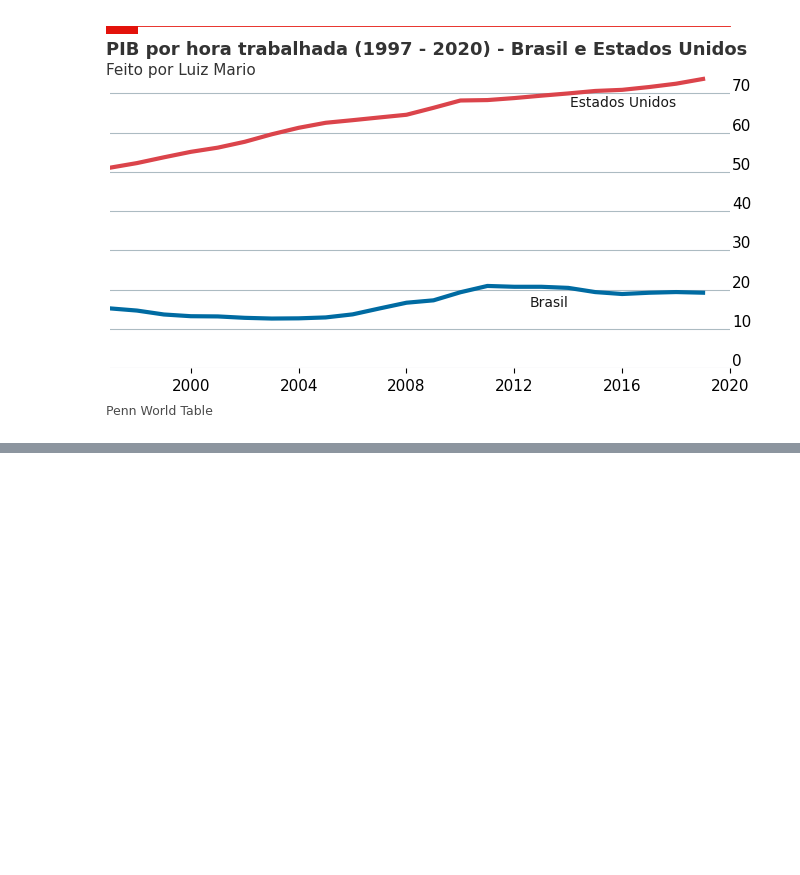
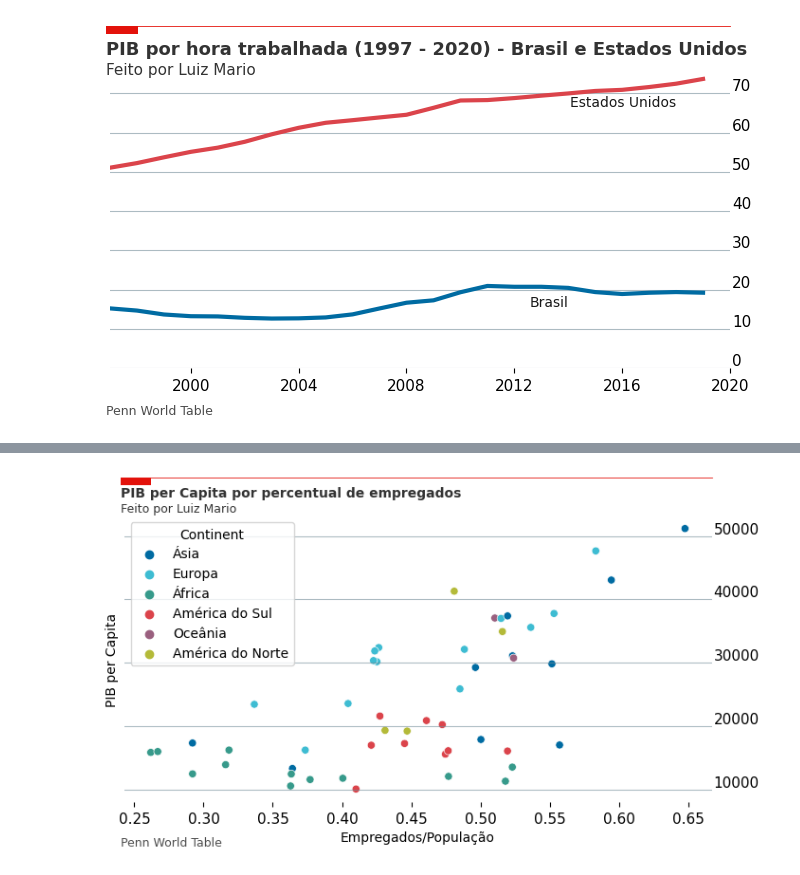
Before and after one commit to luizmarioags/Teoria-do-Desenvolvimento-Economico-, a Jupyter notebook: Gráficos_The_Economist.ipynb, the cells around one changed output, grey strips where cells are left out. Drawn from its saved outputs; the diff is of its cells as text; code cells hidden in the pictures; blank space fills up the shorter version.

```diff
--- a/Gráficos_The_Economist.ipynb
+++ b/Gráficos_The_Economist.ipynb
@@ -341,0 +348,3 @@ plt.savefig('/content/Gráficos',    # Set path and filename
+# %%
+# Criando o data set
+data_set_Diversos_Países = pd.read_excel('PIB,População e Pessoas Empregadas - Diversos Países.xlsx')
@@ -341,0 +372,4 @@ plt.savefig('/content/Gráficos',    # Set path and filename
+# %%
+# Calculando o PIB per Capita de cada país
+data_set_Diversos_Países["PIB per Capita"] = data_set_Diversos_Países['RGDPO']/data_set_Diversos_Países['Population']
+data_set_Diversos_Países
@@ -341,0 +394,4 @@ plt.savefig('/content/Gráficos',    # Set path and filename
+# %%
+# Calculando a razão Empregados/População
+data_set_Diversos_Países["Empregados/População"] = data_set_Diversos_Países['EMP']/data_set_Diversos_Países['Population']
+data_set_Diversos_Países
@@ -341,0 +416,55 @@ plt.savefig('/content/Gráficos',    # Set path and filename
+# %%
+# Gráfico de Dispersão
+# Gerando o gráfico
+# Configurando o tamanho do gráfico
+fig, ax = plt.subplots(figsize=(8,4))
+# Criando o grid
+ax.grid(which="major", axis='y', color='#758D99', alpha=0.6, zorder=1)
+# Definindo uma paleta de cores
+colors = ["#006BA2","#3EBCD2","#379A8B","#DB444B","#9A607F","#B4BA39"]
+sns.set_palette(sns.color_palette(colors))
+# Plotando os dados
+ax = sns.scatterplot(x='Empregados/População', y='PIB per Capita', data= data_set_Diversos_Países, hue='Continent')
+# Removendo os splines
+ax.set_frame_on(False)
+ax.tick_params(top=False)
+ax.tick_params(labeltop=False)
+# Formando o tamanho da legenda do eixo x
+ax.xaxis.set_tick_params(labelsize=11)
+# Formando o tamanho da legenda do eixo y
+ax.set_yticklabels(np.arange(0,83000,10000),
+                   ha = 'left',
+                   verticalalignment='bottom')
+ax.yaxis.set_tick_params(pad=-2,
+                         labeltop=True,
+                         labelbottom=False,
+                         bottom=False,
+                         labelsize=11)
+# Adicionando as legendas para cada um dos países
+ax.set(xlabel = 'Empregados/População',ylabel ='PIB per Capita')
+# Adicionando as linhas
+ax.plot([0.12, .9],
+        [.98, .98],
+        transform=fig.transFigure,
+        clip_on=False,
+        color='#E3120B',
+        linewidth=.6)
+ax.add_patch(plt.Rectangle((0.12,.98),
+                           0.04,
+                           -0.02,
+                           facecolor='#E3120B',
+                           transform=fig.transFigure,
+                           clip_on=False,
+                           linewidth = 0))
+# Adicionando título e subtítulo
+ax.text(x=0.12, y=.93, s="PIB per Capita por percentual de empregados", transform=fig.transFigure, ha='left', fontsize=10, weight='bold', alpha=.8)
+ax.text(x=0.12, y=.89, s="Feito por Luiz Mario", transform=fig.transFigure, ha='left', fontsize=9, alpha=.8)
+# Adicionando o texto da fonte
+ax.text(x=0.12, y=0.01, s="""Penn World Table""", transform=fig.transFigure, ha='left', fontsize=9, alpha=.7)
+# Plotando o gráfico
+plt.savefig('/content/Gráficos',    # Set path and filename
+            dpi = 300,                     # Set dots per inch
+            bbox_inches="tight",           # Remove extra whitespace around plot
+            facecolor='white')             # Set background color to white
+# %% [output]
+[figure, added]
```
Also changed, not shown: parts of 9 cells of this notebook.
